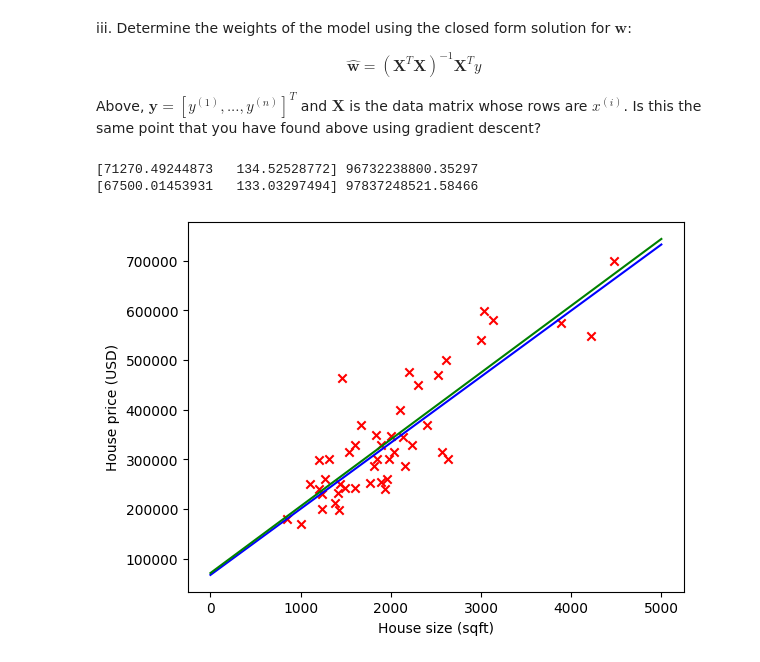
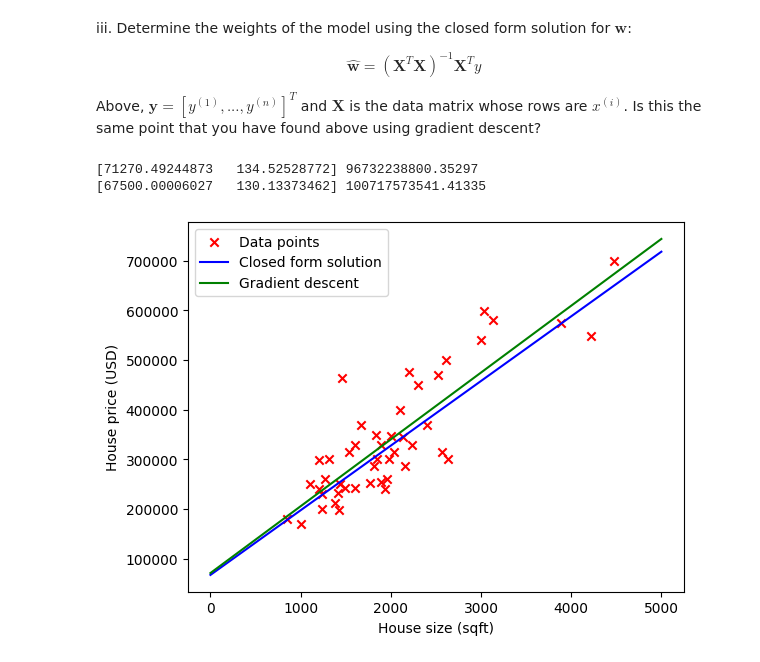
Before and after one commit to jan-clr/MLSP2324, a Jupyter notebook: S3/Supplement-3.ipynb, the cells around one changed output. Saved outputs shown, nothing was run; the diff lists cells and outputs as text; code cells hidden in the pictures.

```diff
--- a/S3/Supplement-3.ipynb
+++ b/S3/Supplement-3.ipynb
@@ -57,22 +57,20 @@ def GradJ(w):
 
 
 # TODO: Define the gradient descent algorithm as function
-def GradientDescent(w, eta, grad):
-    grd = grad(w)
-    print(grd)
-    w = w - eta * grd
+def GradientDescent(w_0, eta, grad, min_delta=1e-5, max_iter=1000):
+    w = [w_0]
+    for i in range(max_iter):
+        w.append(w[-1] - eta * grad(w[-1]))
+        if np.linalg.norm(w[-1] - w[-2]) < min_delta:
+            break
     return w
 
 # TODO: Train w
 # Store each update of w in an array to make plot later.
 eta = 0.1
 min_delta = 1e-5
-w = [np.array([0.5, 6])]
-while True:
-    w.append(GradientDescent(w[-1], eta, GradJ))
-    if np.linalg.norm(w[-1] - w[-2]) < min_delta:
-        break
-
+w_0 = np.array([0.5, 6])
+w = GradientDescent(w_0, eta, GradJ, min_delta)
 
 # TODO: Prepare contour plot and mark each weight update on the plot.
 
@@ -157,8 +138,8 @@ def gradient_J(w):
 # TODO: Plot the cost function
 plot = plt.figure()
 ax = plot.add_subplot(111)
-w_1 = np.linspace(67e3, 72e3, 100)
-w_2 = np.linspace(50, 2e2, 100)
+w_1 = np.linspace(50e3, 90e3, 100)
+w_2 = np.linspace(120, 150, 100)
 Z = np.empty((len(w_1), len(w_2)))
 for j in range(len(w_1)):
     for i in range(len(w_2)):
@@ -231,8 +199,17 @@ algorithm. Observe how the path of the algorithm changes. Make sure that the
 algorithm converges to the true minimum of the function $J(\boldsymbol{w})$.
 # %%
 # TODO: Define alphas (learning rates) to test.
-
-
-
+alphas = [5e-9, 3e-9, 1e-9, 5e-10, 1e-10]
 
 # TODO: Repeat experiment for each alpha and observe the contour plot in each case. You may use subplots in Matplotlib for the plots.
+plot = plt.figure()
+plot.set_figheight(20)
+plot.set_figwidth(20)
+for alpha in alphas:
+    min_delta = 1
+    w_0 = np.array([67500, 130])
+    w = GradientDescent(w_0, alpha, gradient_J, min_delta, max_iter=1000)
+
+    plot_training(w, 3, 2, alphas.index(alpha) + 1, plot)
+
+plt.show()
@@ -245,17 +224,18 @@ Above, $\mathbf{y} = [y^{(1)},..., y^{(n)}]^T$ and $\mathbf{X}$ is the data matr
 # %%
 # TODO: Compute the closed form solution
 X = np.array([np.ones(len(size)), size]).T
 w_ex = np.linalg.inv(X.T @ X) @ X.T @ price
 print(w_ex, J(w_ex))
 print(w[-1], J(w[-1]))
 
 plt.scatter(size, price, marker='x', color='red')
 plt.plot([0, 5000], [w[-1][0], w[-1][0] + 5000 * w[-1][1]], '-', color='blue')
 plt.plot([0, 5000], [w_ex[0], w_ex[0] + 5000 * w_ex[1]], '-', color='green')
+plt.legend(['Data points', 'Closed form solution', 'Gradient descent'])
 plt.xlabel('House size (sqft)')
 plt.ylabel('House price (USD)')
 plt.show()
 # %% [output]
 [71270.49244873   134.52528772] 96732238800.35297
-[67500.01453931   133.03297494] 97837248521.58466
+[67500.00006027   130.13373462] 100717573541.41335
-[figure, old version]
+[figure, new version]
```
Also changed, not shown: parts of 5 cells of this notebook.
